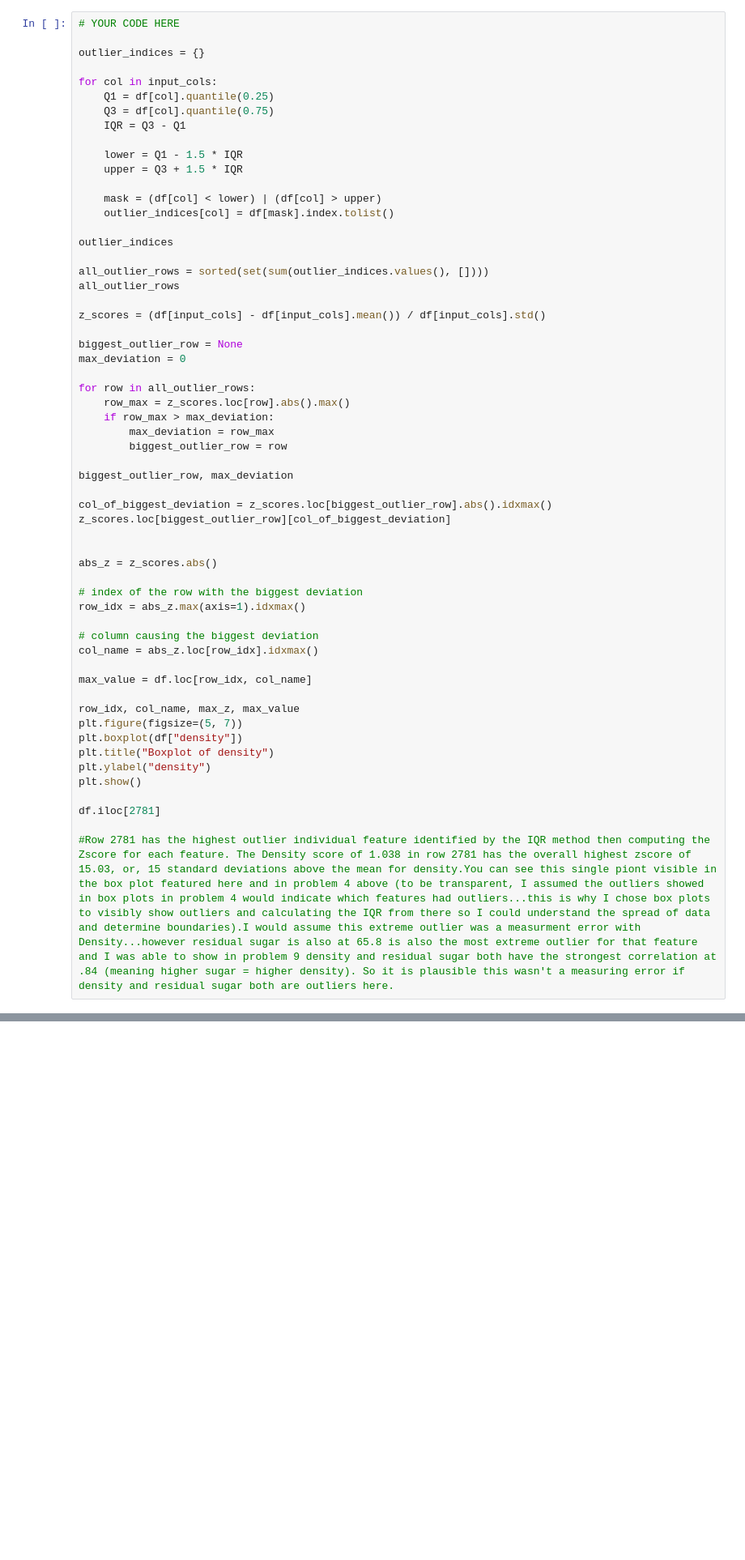
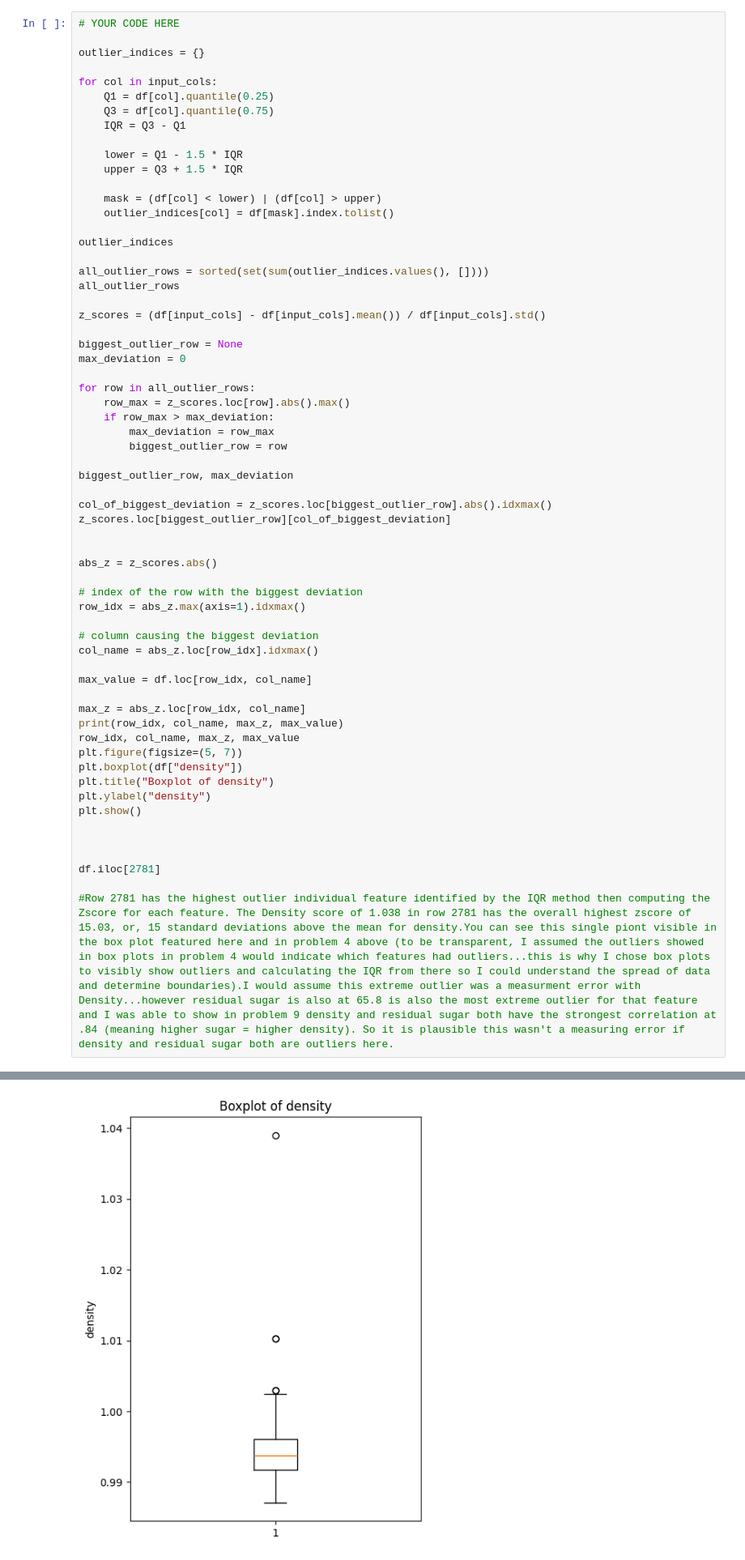
Before and after one commit to JCameronH/dx601-final-project, a Jupyter notebook: project.ipynb, the cells around one changed output, grey strips where cells are left out. Shown at 81% size. Drawn from its saved outputs; the diff is of its cells as text; blank space fills up the shorter version.

```diff
--- a/project.ipynb
+++ b/project.ipynb
@@ -596,6 +596,8 @@ col_name = abs_z.loc[row_idx].idxmax()
 
 max_value = df.loc[row_idx, col_name]
 
+max_z = abs_z.loc[row_idx, col_name]
+print(row_idx, col_name, max_z, max_value)
 row_idx, col_name, max_z, max_value
 plt.figure(figsize=(5, 7))
 plt.boxplot(df["density"])
@@ -603,6 +605,8 @@ plt.title("Boxplot of density")
 plt.ylabel("density")
 plt.show()
 
+
+
 df.iloc[2781]
 
 #Row 2781 has the highest outlier individual feature identified by the IQR method then computing the Zscore for each feature. The Density score of 1.038 in row 2781 has the overall highest zscore of 15.03, or, 15 standard deviations above the mean for density.You can see this single piont visible in the box plot featured here and in problem 4 above (to be transparent, I assumed the outliers showed in box plots in problem 4 would indicate which features had outliers...this is why I chose box plots to visibly show outliers and calculating the IQR from there so I could understand the spread of data and determine boundaries).I would assume this extreme outlier was a measurment error with Density...however residual sugar is also at 65.8 is also the most extreme outlier for that feature and I was able to show in problem 9 density and residual sugar both have the strongest correlation at .84 (meaning higher sugar = higher density). So it is plausible this wasn't a measuring error if density and residual sugar both are outliers here.
@@ -610,0 +615 @@ NameError: name 'max_z' is not defined
+[figure, added]
```
Also changed, not shown: parts of 2 cells of this notebook.
